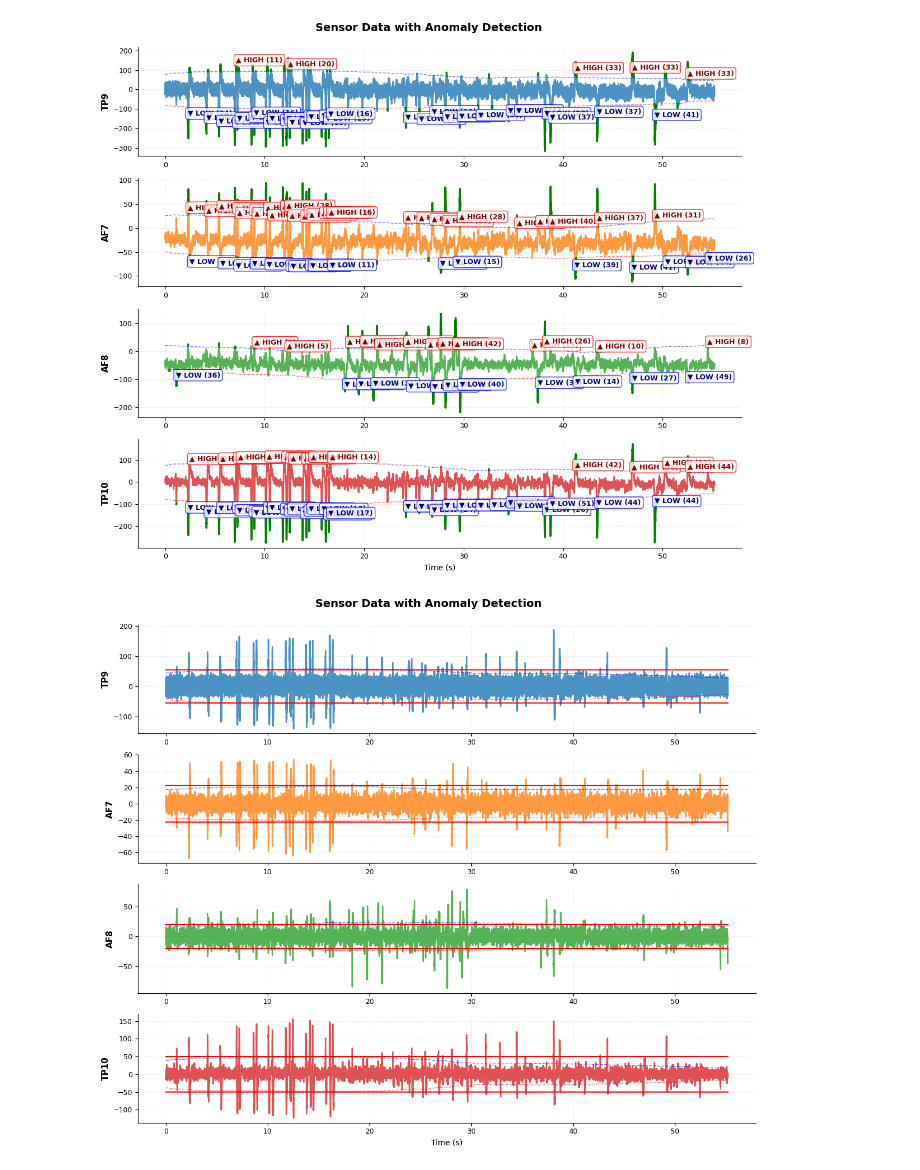
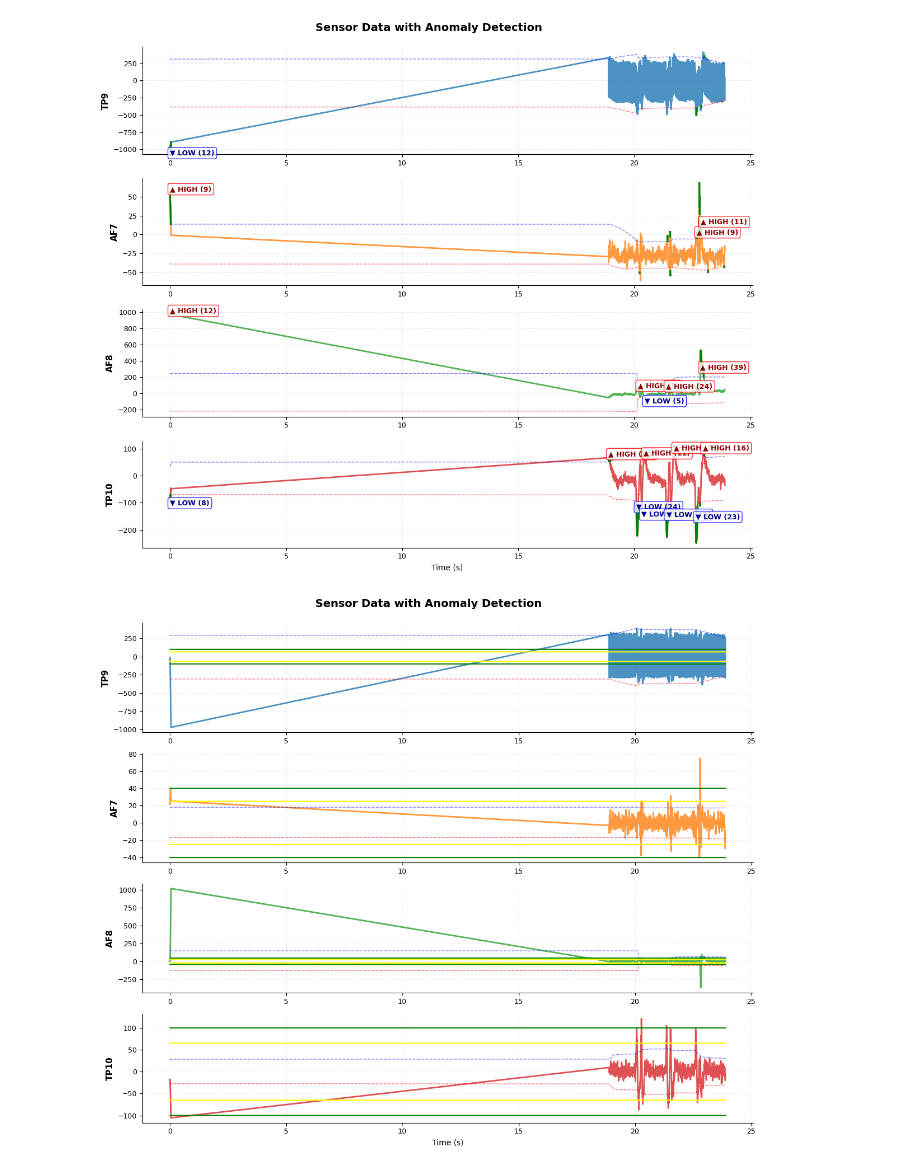
Before and after one commit to dschlesinger/hackharvard-muse-backend, a Jupyter notebook: blink_w_delta.ipynb, the cells around one changed output. Cells and saved outputs as stored; diff of their text form; code cells hidden in the pictures.

Commit message:
Switch to hard coded triggers

```diff
--- a/blink_w_delta.ipynb
+++ b/blink_w_delta.ipynb
@@ -6,5 +9,5 @@ from itertools import repeat
 # %%
-df = pd.read_csv('EEG_recording_2025-10-04-04.44.36.csv')
+df = pd.read_csv('double_blink.csv')
 # %%
 SENSORS = ['TP9', 'AF7', 'AF8', 'TP10']
 # %%
@@ -33,7 +36,9 @@ def plot_sensors(
     min_trigger_len: int = 5,
     min_stretch_gap: int = 10,
     show_annotations: bool = True,
-    show_highlights: bool = True
+    show_highlights: bool = True,
+    show_event_highlights: bool = True,
+    show_event_tags: bool = True,
 ) -> 'Axis':
 
     fig, axs = plt.subplots(len(SENSORS), 1, figsize=(12, 2.5 * len(SENSORS)))
@@ -211,4 +216,4 @@ bound: int = len(df)
 
 axs = plot_sensors(df, r=slice(start, start + bound), history_len=bound // 2, show_annotations=True, show_highlights=True)
 # %% [output]
-[figure, old version]
+[figure, new version]
@@ -215,21 +261,45 @@ axs = plot_sensors(df, r=slice(start, start + bound), history_len=bound // 2, sh
 # %%
 start: int = 0
 bound: int = len(df)
 
 r = slice(start, start + bound)
 
+LARGE_TRIGGERS = {
+    'TP9' : (-100, 100),
+    'AF7' : (-40, 40),
+    'AF8' : (-45, 45),
+    'TP10' : (-100, 100),
+}
+
+SMALL_TRIGGERS = {
+    'TP9' : (-65, 65),
+    'AF7' : (-25, 25),
+    'AF8' : (-25, 25),
+    'TP10' : (-65, 65),
+}
+
+# To detect static
 BOUNDS = {
-    'TP9' : (-55, 55),
-    'AF7' : (-22.5, 22.5),
-    'AF8' : (-20, 20),
-    'TP10' : (-50, 50),
+    'TP9' : (-500, 500),
+    'AF7' : (-500, 500),
+    'AF8' : (-500, 500),
+    'TP10' : (-500, 500),
 }
+
 
 axs = plot_deltas(df, r=r, history_len=bound // 2, show_annotations=False, show_highlights=False)
 for (s, ax) in zip(SENSORS, axs):
 
-    for b in BOUNDS[s]:
+    for b in LARGE_TRIGGERS[s]:
 
-        ax.plot(df['timestamps'][r] - df['timestamps'][r].min(), list(repeat(b, times=len(df))), color='red')
+        ax.plot(df['timestamps'][r] - df['timestamps'][r].min(), list(repeat(b, times=len(df))), color='green')
+
+    for b in SMALL_TRIGGERS[s]:
+
+        ax.plot(df['timestamps'][r] - df['timestamps'][r].min(), list(repeat(b, times=len(df))), color='yellow')
+
+    # for b in BOUNDS[s]:
+
+    #     ax.plot(df['timestamps'][r] - df['timestamps'][r].min(), list(repeat(b, times=len(df))), color='red')
 # %% [output]
-[figure, old version]
+[figure, new version]
```
Also changed, not shown: parts of 2 cells of this notebook, 1 other file.
